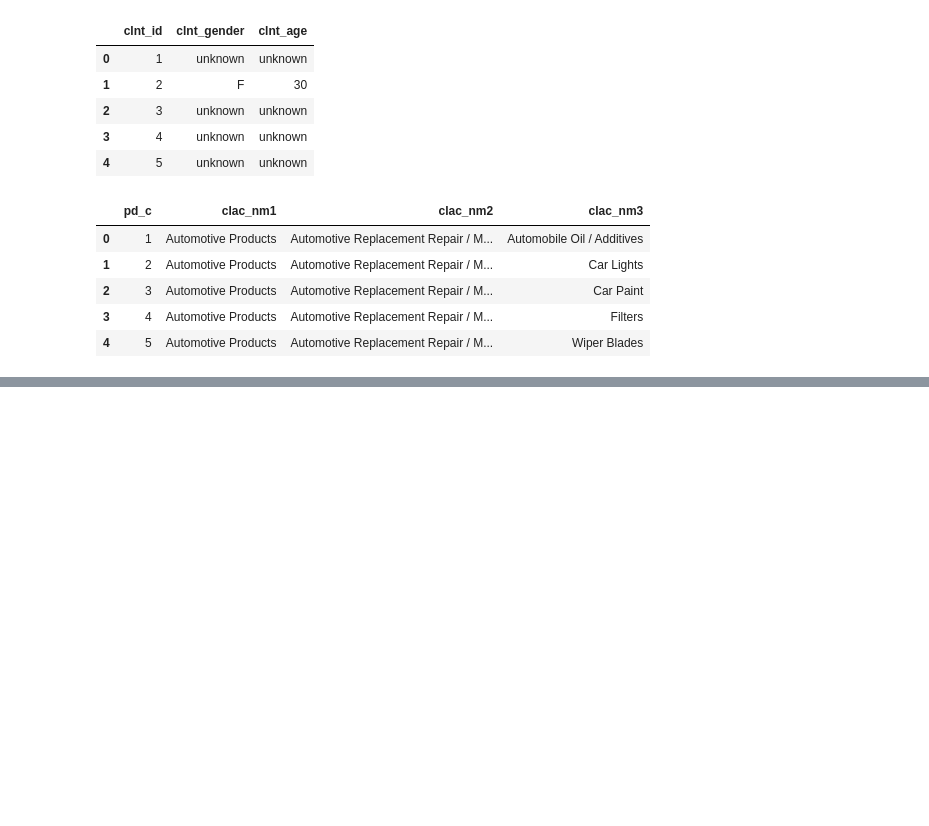
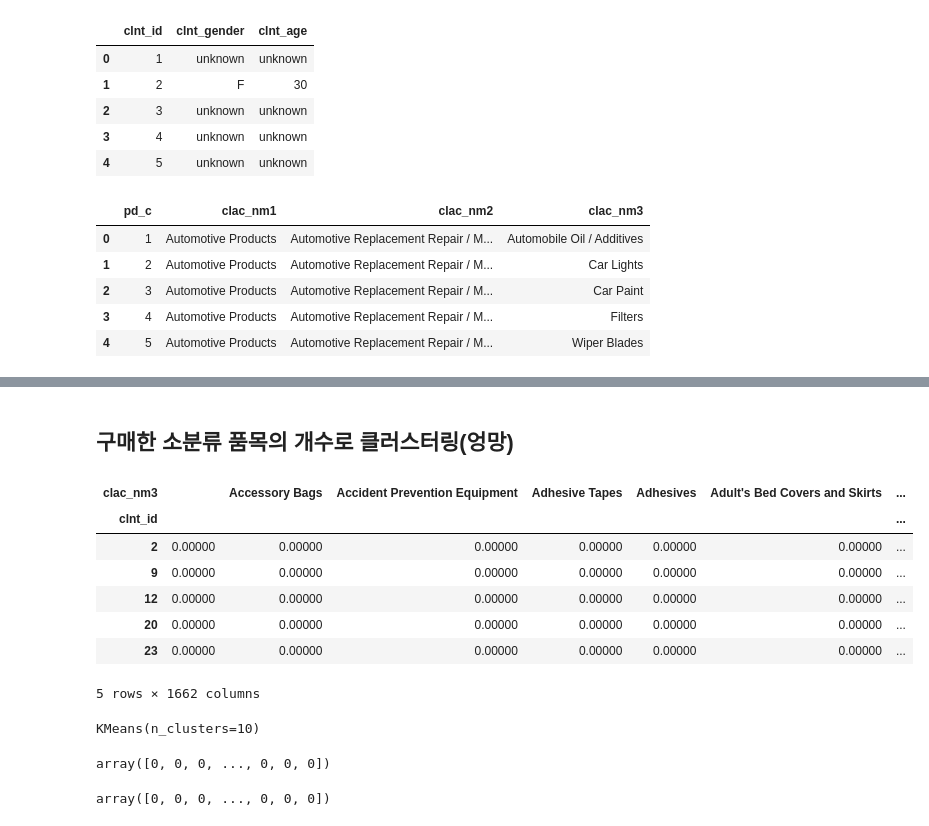
Before and after one commit to Gyeol0/Personalized-Content-Recommendation, a Jupyter notebook: clustering.ipynb, the cells around one changed output, grey strips where cells are left out. Saved outputs shown, nothing was run; the diff lists cells and outputs as text; code cells hidden in the pictures; blank space fills up the shorter version.

```diff
--- a/clustering.ipynb
+++ b/clustering.ipynb
@@ -82,0 +81,3 @@ online_data
+# %%
+trade_drop['pd_c'] = trade_drop['pd_c'].astype('int')
+trade_merge = trade_drop.merge(class_data, on = 'pd_c')
@@ -82,0 +86,28 @@ online_data
+# %% [markdown]
+## 구매한 소분류 품목의 개수로 클러스터링(엉망)
+# %%
+trade_pivot_1 = trade_merge.pivot_table(index = 'clnt_id', columns = 'clac_nm3', aggfunc = 'sum', values = 'buy_ct').fillna(0)
+# %%
+trade_pivot_1.head()
+# %% [output]
+| clac_nm3 |  | Accessory Bags | Accident Prevention Equipment | Adhesive Tapes | Adhesives | Adult's Bed Covers and Skirts | ... |
+| clnt_id |  |  |  |  |  |  | ... |
+| 2 | 0.00000 | 0.00000 | 0.00000 | 0.00000 | 0.00000 | 0.00000 | ... |
+| 9 | 0.00000 | 0.00000 | 0.00000 | 0.00000 | 0.00000 | 0.00000 | ... |
+| 12 | 0.00000 | 0.00000 | 0.00000 | 0.00000 | 0.00000 | 0.00000 | ... |
+| 20 | 0.00000 | 0.00000 | 0.00000 | 0.00000 | 0.00000 | 0.00000 | ... |
+| 23 | 0.00000 | 0.00000 | 0.00000 | 0.00000 | 0.00000 | 0.00000 | ... |
+5 rows × 1662 columns
+# %%
+kmeans_1 = KMeans(n_clusters = 10)
+kmeans_1.fit(trade_pivot_1.values)
+# %% [output]
+KMeans(n_clusters=10)
+# %%
+kmeans_1.labels_
+# %% [output]
+array([0, 0, 0, ..., 0, 0, 0])
+# %%
+kmeans_1.predict(trade_pivot_1.values)
+# %% [output]
+array([0, 0, 0, ..., 0, 0, 0])
```
Also changed, not shown: parts of 21 cells of this notebook.
